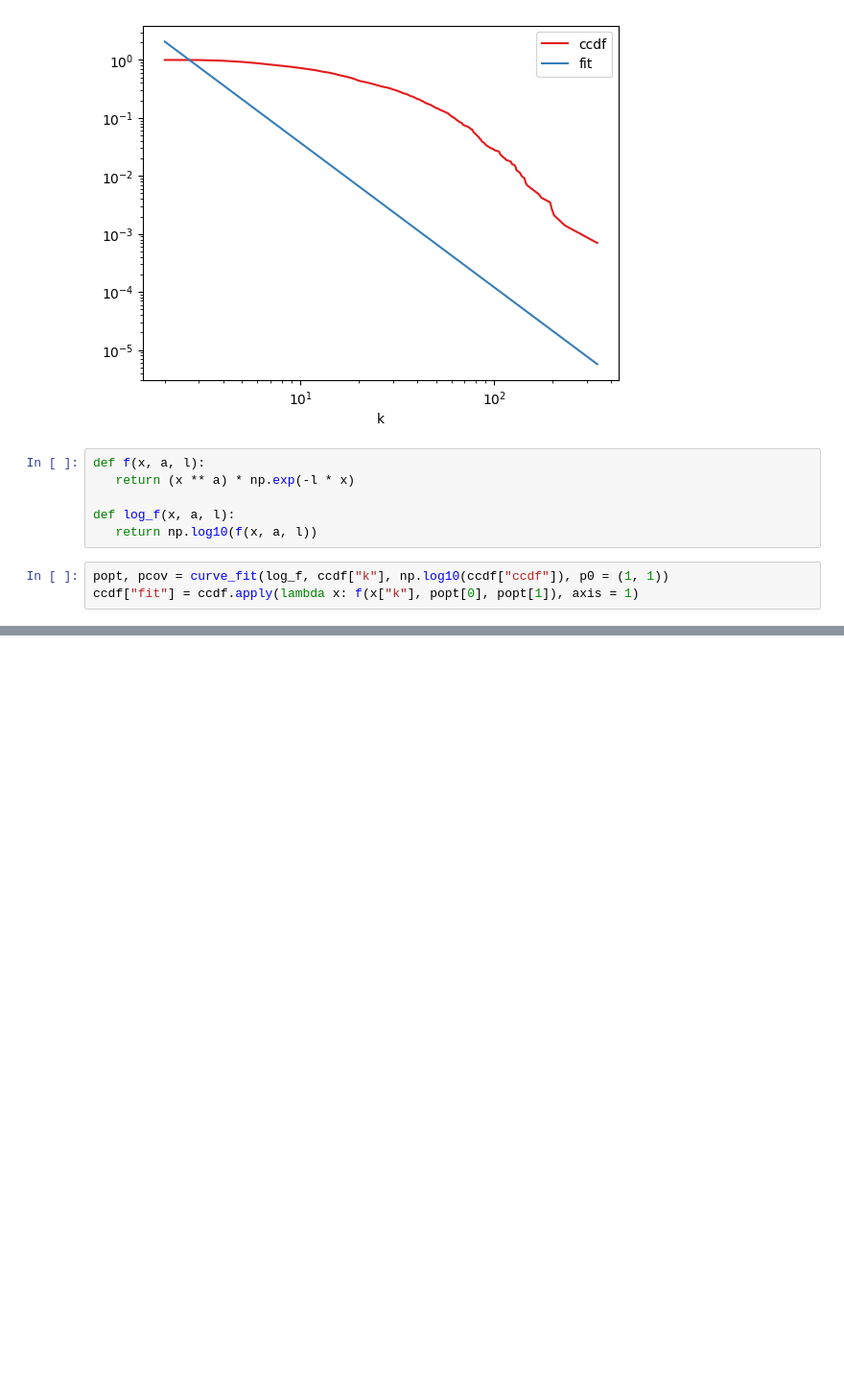
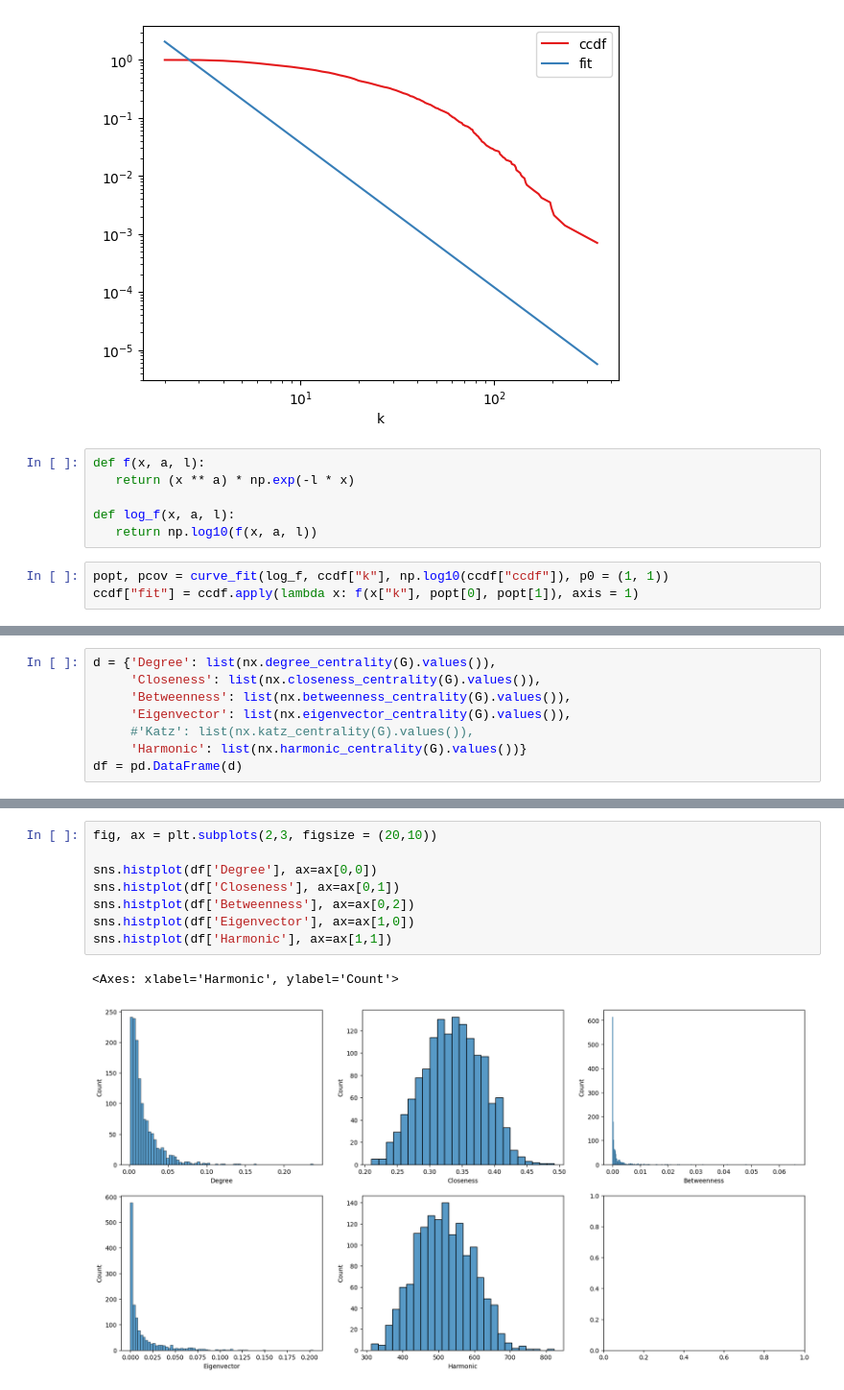
Before and after one commit to IdaUgilt/NA_project_facebook_friendships, a Jupyter notebook: powerlaw_fit.ipynb, the cells around one changed output, grey strips where cells are left out. Shown at 96% size. Saved outputs shown, nothing was run; the diff lists cells and outputs as text; blank space fills up the shorter version.

```diff
--- a/powerlaw_fit.ipynb
+++ b/powerlaw_fit.ipynb
@@ -147,0 +161,8 @@ ccdf.plot(kind = "line", x = "k", y = "fit", color = "#377eb8", loglog = True, a
+# %%
+d = {'Degree': list(nx.degree_centrality(G).values()),
+     'Closeness': list(nx.closeness_centrality(G).values()),
+     'Betweenness': list(nx.betweenness_centrality(G).values()),
+     'Eigenvector': list(nx.eigenvector_centrality(G).values()),
+     #'Katz': list(nx.katz_centrality(G).values()),
+     'Harmonic': list(nx.harmonic_centrality(G).values())}
+df = pd.DataFrame(d)
@@ -147,0 +178,11 @@ ccdf.plot(kind = "line", x = "k", y = "fit", color = "#377eb8", loglog = True, a
+# %%
+fig, ax = plt.subplots(2,3, figsize = (20,10))
+
+sns.histplot(df['Degree'], ax=ax[0,0])
+sns.histplot(df['Closeness'], ax=ax[0,1])
+sns.histplot(df['Betweenness'], ax=ax[0,2])
+sns.histplot(df['Eigenvector'], ax=ax[1,0])
+sns.histplot(df['Harmonic'], ax=ax[1,1])
+# %% [output]
+<Axes: xlabel='Harmonic', ylabel='Count'>
+[figure, added]
```
Also changed, not shown: parts of 7 cells of this notebook.
